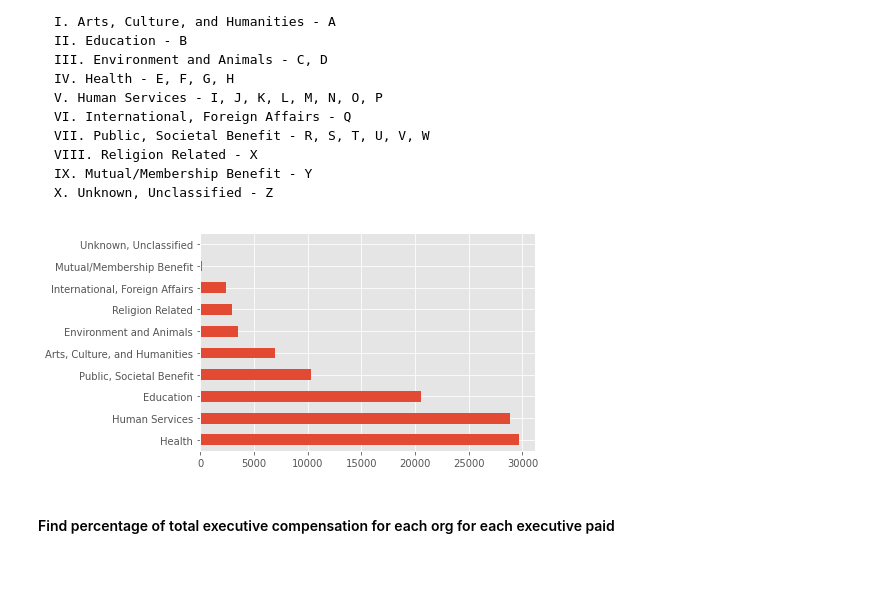
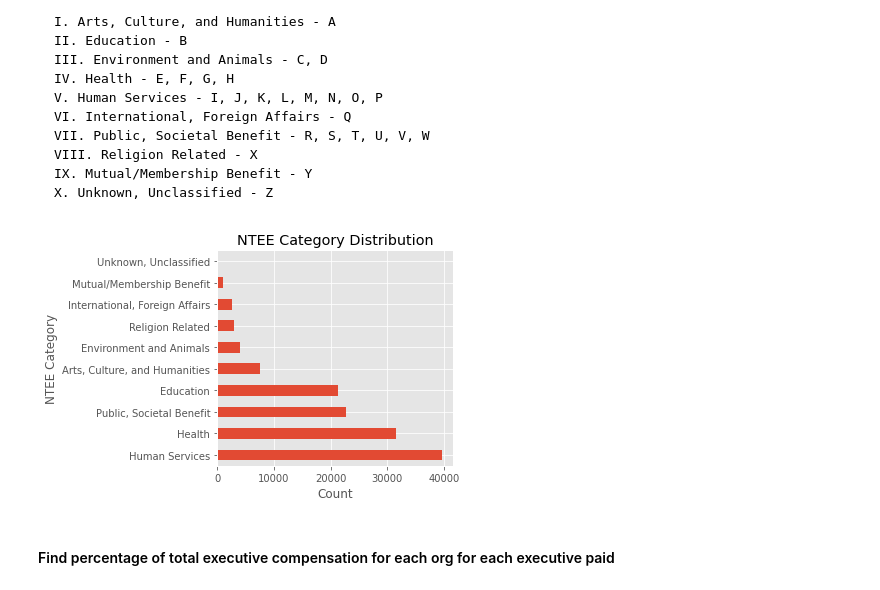
Before and after one commit to mrkjhsn/Not_for_Profit_Compensation_Modeling, a Jupyter notebook: 04.executive_comp_data_prep.ipynb, the cells around one changed output. Saved outputs shown, nothing was run; the diff lists cells and outputs as text; code cells hidden in the pictures.

```diff
--- a/04.executive_comp_data_prep.ipynb
+++ b/04.executive_comp_data_prep.ipynb
@@ -30,5 +29,8 @@ median_income_by_state = us_states.merge(median_income_by_state,
                left_index=True,
                right_index=True)
+# %%
+median_income_by_state_dict = dict(zip(median_income_by_state.Abbreviation,
+median_income_by_state.state_median_income))
 # %%
 # import compensation dataset with full columns
 df_original = pd.read_csv('02.data/primary_raw_datasets/Compensation_charities_Open990.csv',
@@ -91,0 +90,8 @@ df.head()
+# %%
+# rather than use pandas merge to
+# join in median income for each state
+# how does the performance of a dictionary compare?
+
+%timeit()
+
+df['state_median_income'] = df.state.apply(lambda x: median_income_by_state_dict[x])
@@ -103,8 +123,6 @@ By excluding people who make less than the median income for the state the not-f
 df.shape
 # %% [output]
 (206706, 24)
-# %%
-df = df[df.subsection == '501(c)(3)']
 # %% [markdown]
 ### Narrow dataset based on title of employee
 # %%
@@ -286,12 +338,17 @@ def summarize_ntee(x):
     if x in 'Z':
         return 'Unknown, Unclassified'
 # %%
-df['ntee_categories'] = df.ntee_code.apply(lambda x: x[0]).apply(summarize_ntee)
+df['ntee_categories'] = df.ntee_code.apply(lambda x: str(x)[0]).apply(summarize_ntee)
 # %%
 # examine distribution of categorization
-df.ntee_categories.value_counts().plot(kind='barh');
+df.ntee_categories.value_counts().plot(kind='barh')
+plt.ylabel('NTEE Category')
+plt.xlabel('Count')
+plt.title('NTEE Category Distribution')
+plt.tight_layout()
+plt.savefig('03.visualizations/ntee_category.png');
 # %% [output]
-[figure, old version]
+[figure, new version]
 # %% [markdown]
 #### Find percentage of total executive compensation for each org for each executive paid
 # %%
```
Also changed, not shown: parts of 26 cells of this notebook.
